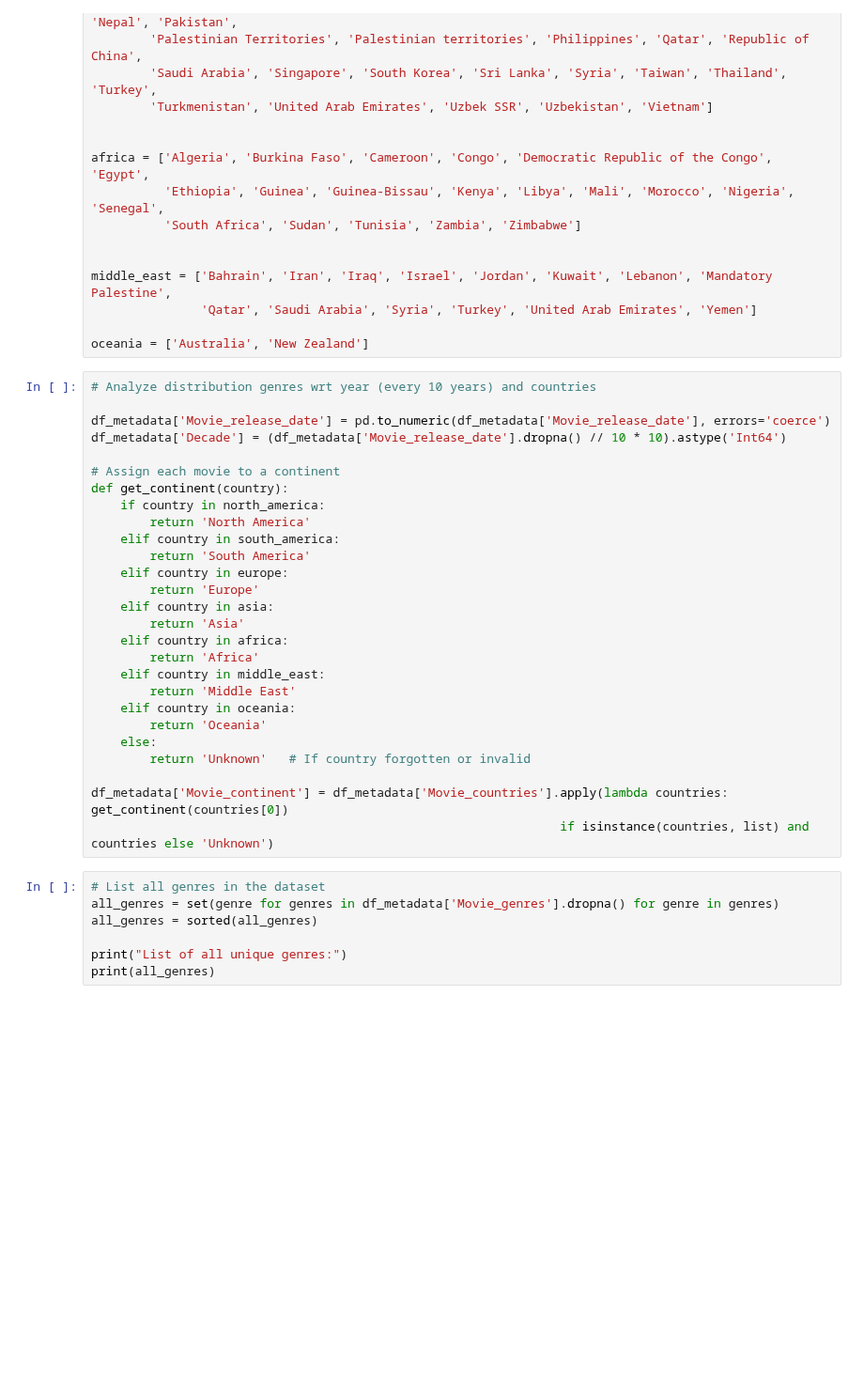
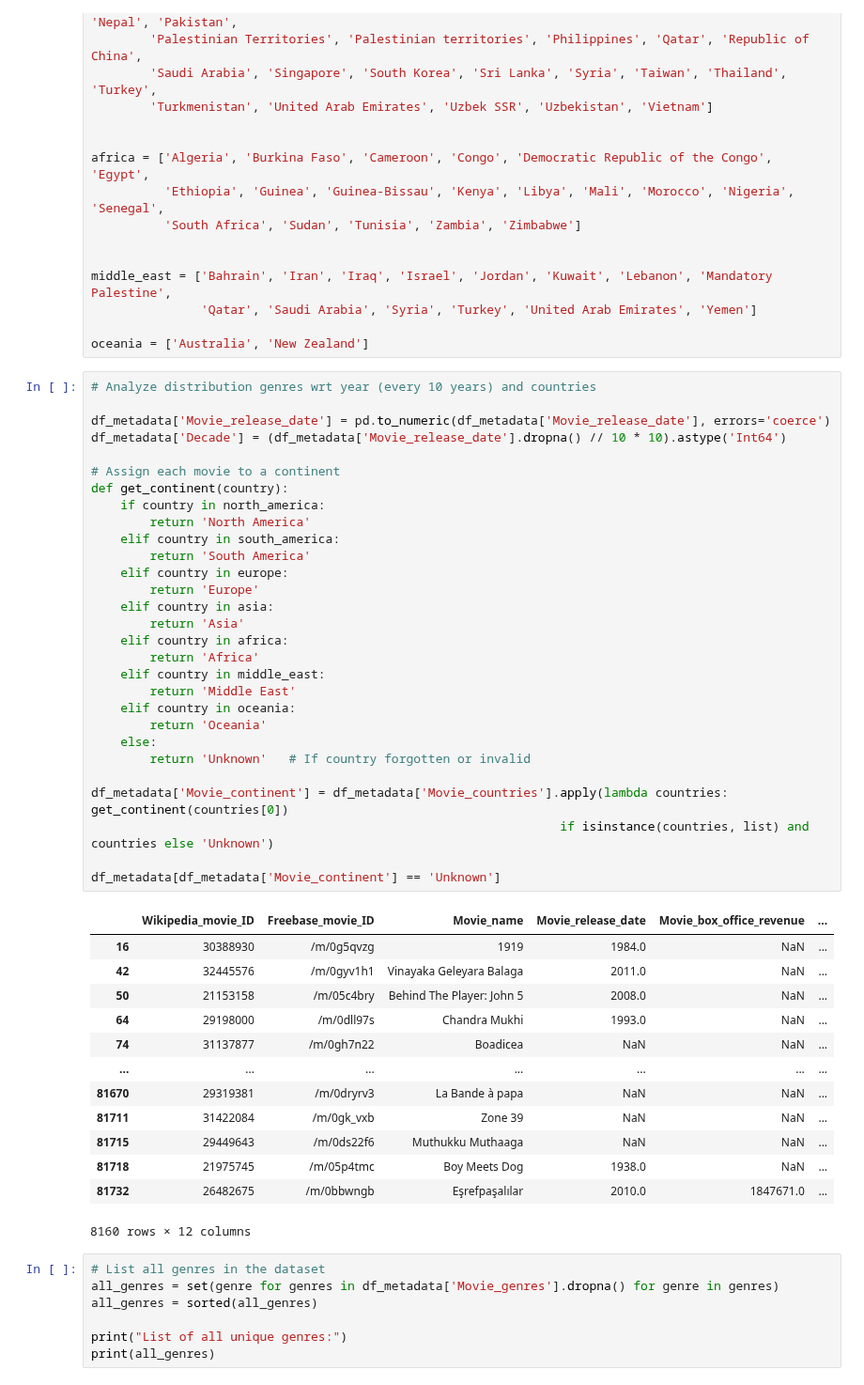
Before and after one commit to epfl-ada/ada-2024-project-astonishingdataavengers24, a Jupyter notebook: src/preprocess/preprocessing.ipynb, the cells around one changed output. Shown at 94% size. Drawn from its saved outputs; the diff is of its cells as text; blank space fills up the shorter version.

```diff
--- a/src/preprocess/preprocessing.ipynb
+++ b/src/preprocess/preprocessing.ipynb
@@ -218,30 +218,46 @@ oceania = ['Australia', 'New Zealand']
 # %%
 # Analyze distribution genres wrt year (every 10 years) and countries
 
 df_metadata['Movie_release_date'] = pd.to_numeric(df_metadata['Movie_release_date'], errors='coerce')
 df_metadata['Decade'] = (df_metadata['Movie_release_date'].dropna() // 10 * 10).astype('Int64')
 
 # Assign each movie to a continent
 def get_continent(country):
     if country in north_america:
         return 'North America'
     elif country in south_america:
         return 'South America'
     elif country in europe:
         return 'Europe'
     elif country in asia:
         return 'Asia'
     elif country in africa:
         return 'Africa'
     elif country in middle_east:
         return 'Middle East'
     elif country in oceania:
         return 'Oceania'
     else:
         return 'Unknown'   # If country forgotten or invalid
 
 df_metadata['Movie_continent'] = df_metadata['Movie_countries'].apply(lambda countries: get_continent(countries[0])
                                                                 if isinstance(countries, list) and countries else 'Unknown')
+
+df_metadata[df_metadata['Movie_continent'] == 'Unknown']
+# %% [output]
+|  | Wikipedia_movie_ID | Freebase_movie_ID | Movie_name | Movie_release_date | Movie_box_office_revenue | ... |
+| 16 | 30388930 | /m/0g5qvzg | 1919 | 1984.0 | NaN | ... |
+| 42 | 32445576 | /m/0gyv1h1 | Vinayaka Geleyara Balaga | 2011.0 | NaN | ... |
+| 50 | 21153158 | /m/05c4bry | Behind The Player: John 5 | 2008.0 | NaN | ... |
+| 64 | 29198000 | /m/0dll97s | Chandra Mukhi | 1993.0 | NaN | ... |
+| 74 | 31137877 | /m/0gh7n22 | Boadicea | NaN | NaN | ... |
+| ... | ... | ... | ... | ... | ... | ... |
+| 81670 | 29319381 | /m/0dryrv3 | La Bande à papa | NaN | NaN | ... |
+| 81711 | 31422084 | /m/0gk_vxb | Zone 39 | NaN | NaN | ... |
+| 81715 | 29449643 | /m/0ds22f6 | Muthukku Muthaaga | NaN | NaN | ... |
+| 81718 | 21975745 | /m/05p4tmc | Boy Meets Dog | 1938.0 | NaN | ... |
+| 81732 | 26482675 | /m/0bbwngb | Eşrefpaşalılar | 2010.0 | 1847671.0 | ... |
+8160 rows × 12 columns
 # %%
 # List all genres in the dataset
 all_genres = set(genre for genres in df_metadata['Movie_genres'].dropna() for genre in genres)
```
Also changed, not shown: parts of 1 cell of this notebook, 2 other files.
